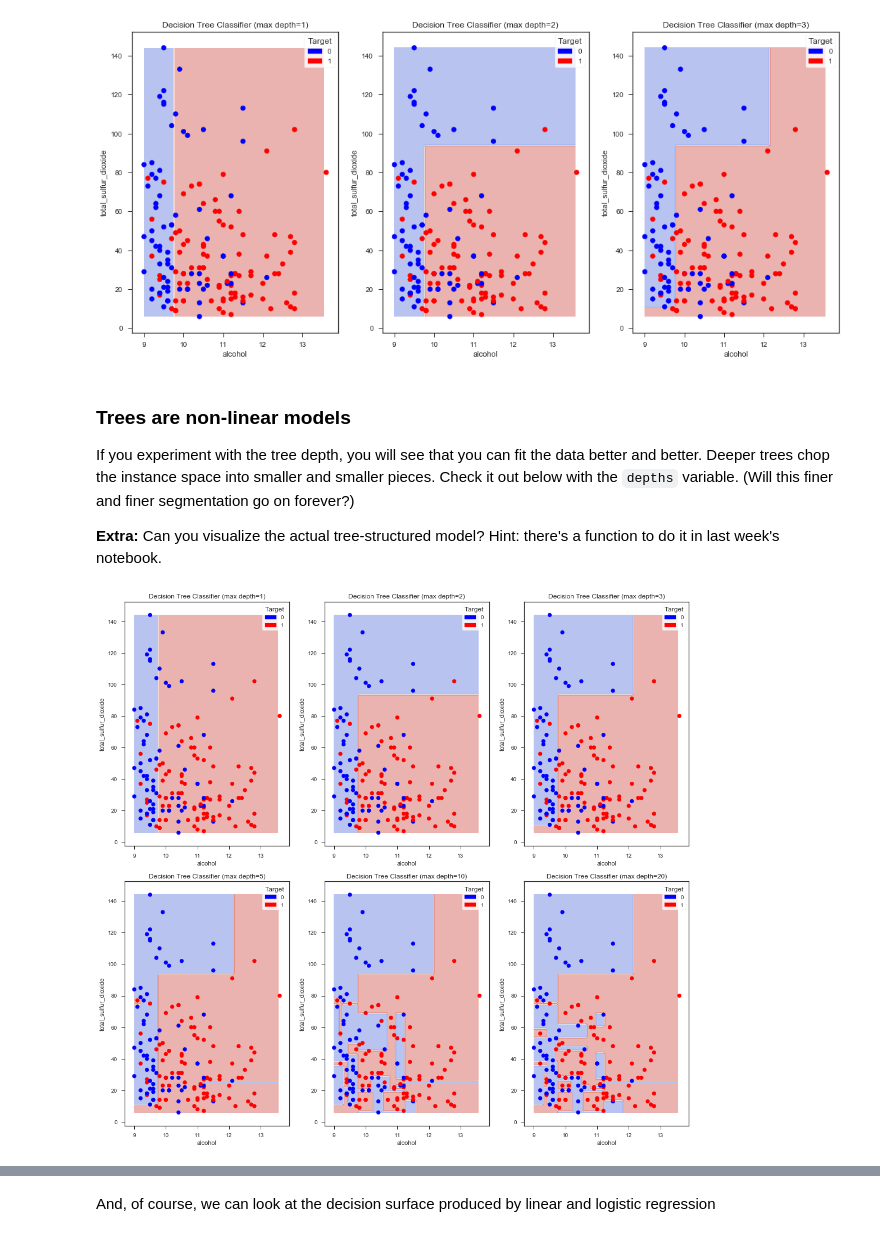
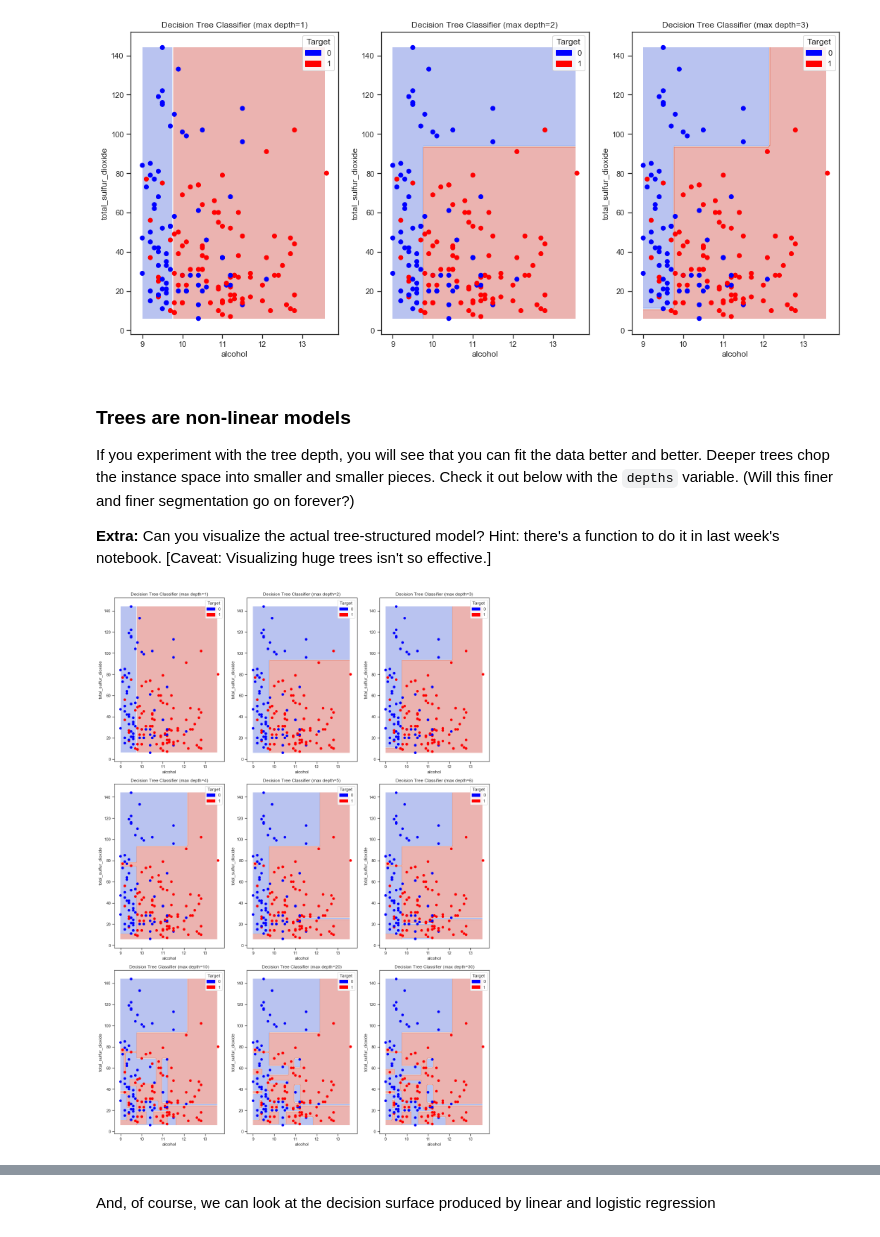
Before and after one commit to yizuc/datamining, a Jupyter notebook: Module3_Fitting_CrossVal/Fitting and overfitting.ipynb, the cells around one changed output, grey strips where cells are left out. Drawn from its saved outputs; the diff is of its cells as text; code cells hidden in the pictures.

Commit message:
Clarified the overfitting-examples

```diff
--- a/Module3_Fitting_CrossVal/Fitting and overfitting.ipynb
+++ b/Module3_Fitting_CrossVal/Fitting and overfitting.ipynb
@@ -126,0 +131,16 @@ plt.show()
+# %%
+from sklearn.tree import DecisionTreeRegressor
+from sklearn.metrics import mean_squared_error
+
+Expected_Y = true_function(X.x1)
+plt.figure(figsize=(14, 5))
+# Fit Regression Trees
+depths = [1, 2, 5]
+for i, depth in enumerate(depths):
+    ax = plt.subplot(1, len(depths), i + 1)
+    plt.setp(ax, xticks=(), yticks=())
+    model = DecisionTreeRegressor(max_depth=depth)
+    model.fit(X, Expected_Y)
+    functions = {"True function": true_function, "Tree (depth {})".format(depth): model.predict}
+    plot_example(X, Expected_Y, functions)
+plt.show()
@@ -174,7 +204,7 @@ from sklearn.tree import DecisionTreeClassifier
 X = wine_df[predictor_columns]
 Y = wine_df.is_good
 
-def plot_trees(X, Y, col1, col2, depths, show_prob=False):
+def plot_trees(X, Y, col1, col2, depths, show_probs=False):
     ncol = 3
     nrows = np.ceil(len(depths) / ncol)
     plt.figure(figsize=[15, 7*nrows])
@@ -184,13 +214,13 @@ def plot_trees(X, Y, col1, col2, depths, show_prob=False):
         # Plot
         plt.subplot(nrows, ncol, 1+i)
         model = DecisionTreeClassifier(max_depth=depth, criterion="entropy")
-        Decision_Surface(X, col1, col2, Y, model, sample=0.1, gridsize=100)
+        Decision_Surface(X, col1, col2, Y, model, sample=0.1, gridsize=100,probabilities=show_probs)
         plt.title("Decision Tree Classifier (max depth=" + str(depth) + ")")
 
     plt.tight_layout()
     plt.show()
 
-plot_trees(X, Y, "alcohol", "total_sulfur_dioxide", depths=[1,2,3])
+plot_trees(X, Y, "alcohol", "total_sulfur_dioxide", depths=[1,2,3], show_probs=False)
 # %% [output]
 [figure]
 # %% [markdown]
@@ -198,11 +228,11 @@ plot_trees(X, Y, "alcohol", "total_sulfur_dioxide", depths=[1,2,3])
 
 If you experiment with the tree depth, you will see that you can fit the data better and better. Deeper trees chop the instance space into smaller and smaller pieces.  Check it out below with the `depths` variable. (Will this finer and finer segmentation go on forever?)
 
-**Extra:** Can you visualize the actual tree-structured model?  Hint: there's a function to do it in last week's notebook.
+**Extra:** Can you visualize the actual tree-structured model?  Hint: there's a function to do it in last week's notebook.  [Caveat: Visualizing huge trees isn't so effective.]
 # %%
-plot_trees(X, Y, "alcohol", "total_sulfur_dioxide", depths=[1,2,3,5,10,20])
+plot_trees(X, Y, "alcohol", "total_sulfur_dioxide", depths=[1,2,3,4,5,6,10,20,30])
 # %% [output]
-[figure, old version]
+[figure, new version]
 # %% [markdown]
 ## Linear discriminant models
 
```
Also changed, not shown: parts of 31 cells of this notebook, 1 other file.
